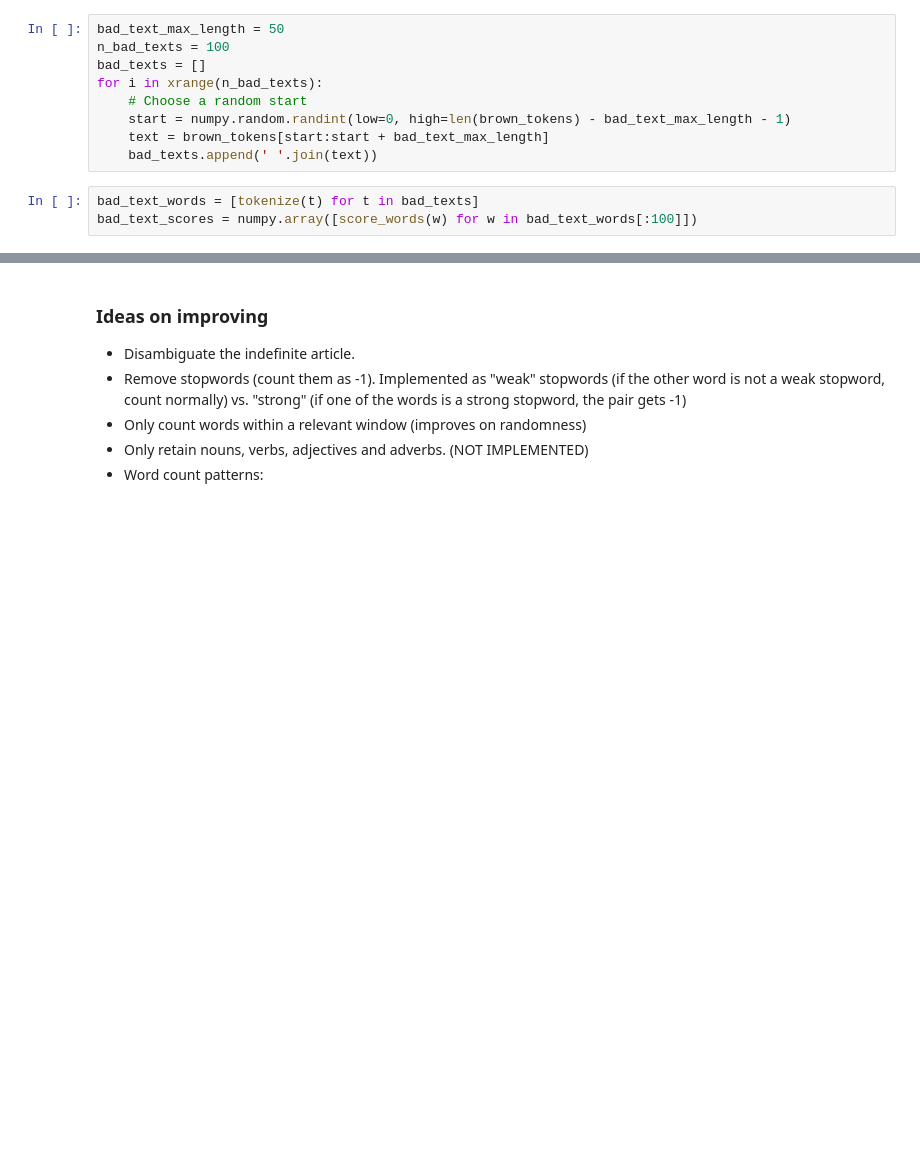
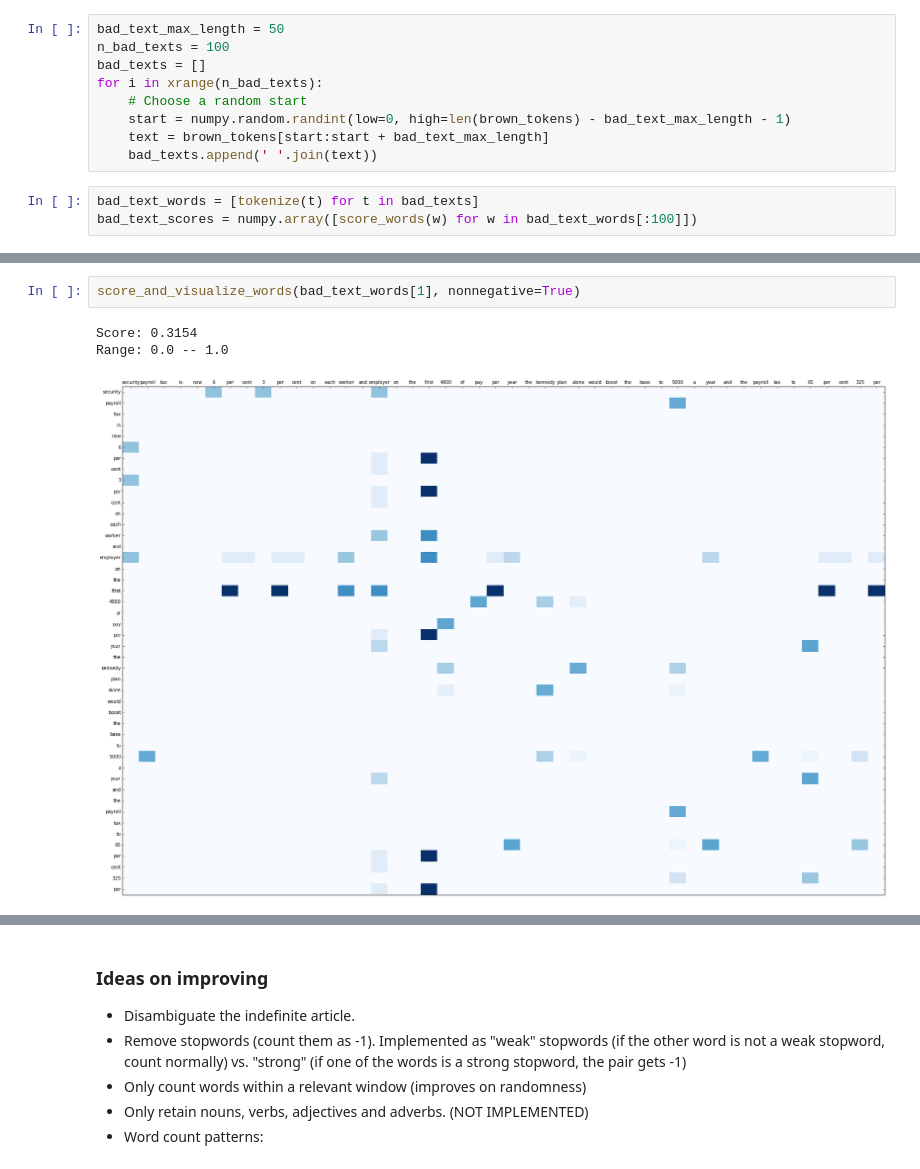
Before and after one commit to hajicj/HAMR_2016, a Jupyter notebook: server-side/rhyme_scores.ipynb, the cells around one changed output, grey strips where cells are left out. Cells and saved outputs as stored; diff of their text form; blank space fills up the shorter version.

```diff
--- a/server-side/rhyme_scores.ipynb
+++ b/server-side/rhyme_scores.ipynb
@@ -140 +149,7 @@ good_text_scores = [score_words(w[:30]) for w in good_words]
+# %%
+score_and_visualize_words(bad_text_words[1], nonnegative=True)
+# %% [output]
+Score: 0.3154
+Range: 0.0 -- 1.0
+[figure, added]
 # %%
```
Also changed, not shown: parts of 8 cells of this notebook, 1 other file.
